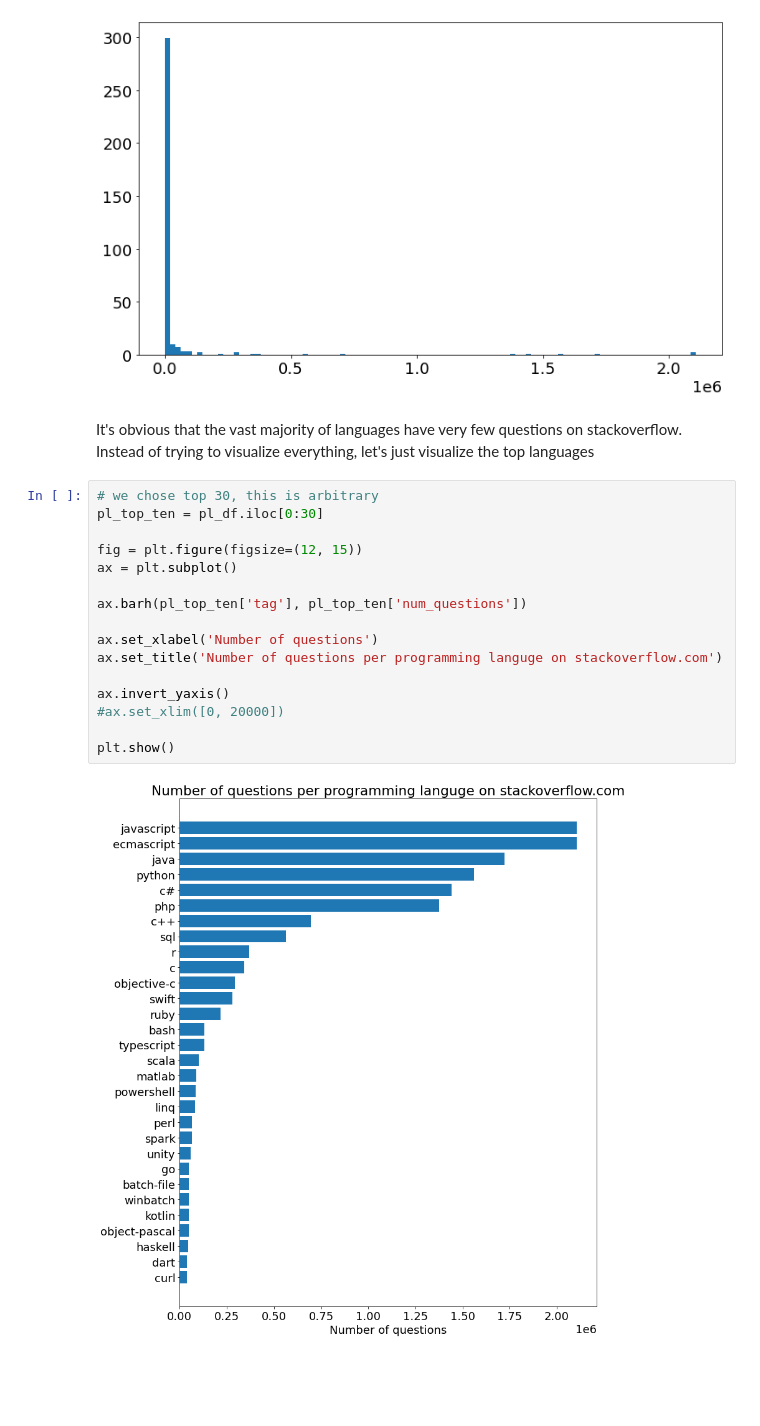
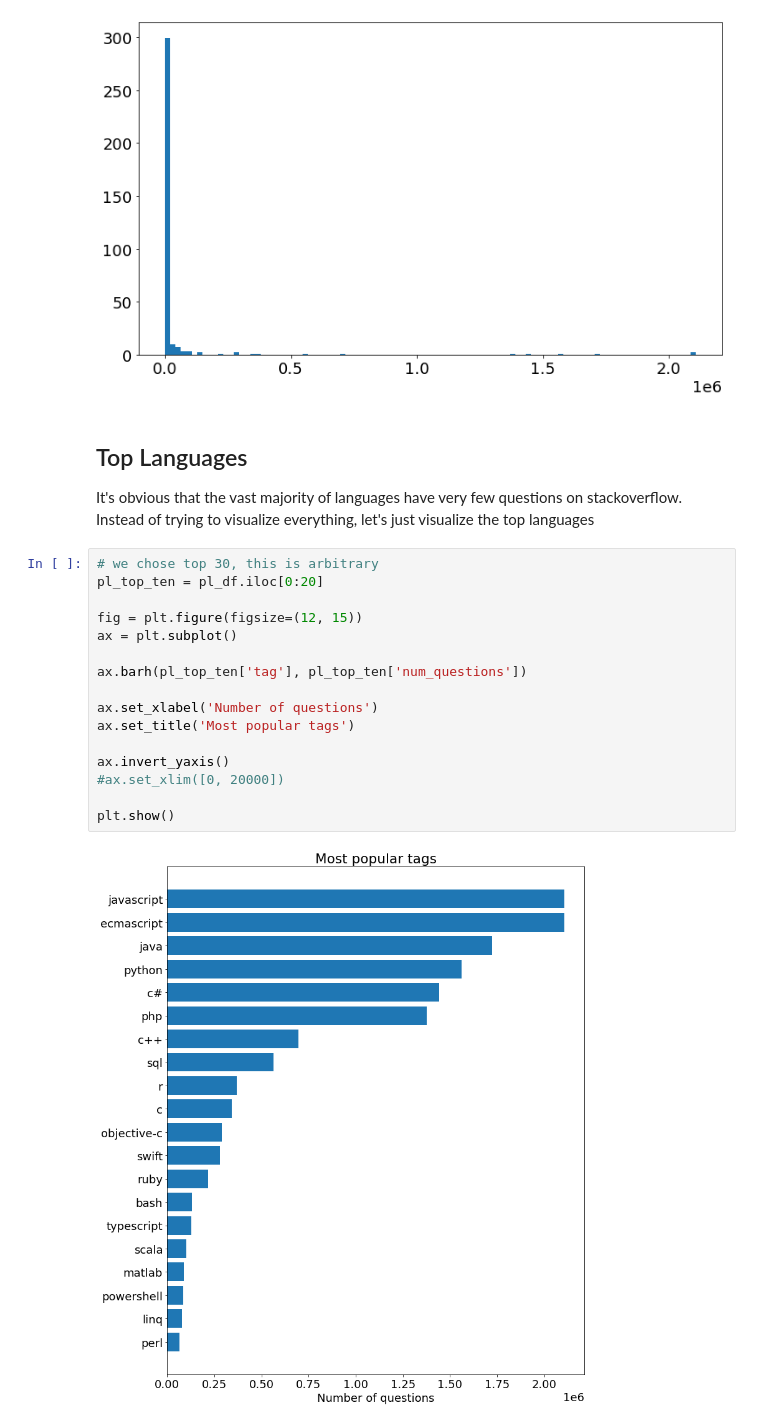
Before and after one commit to paigeweber13/learning-sandbox, a Jupyter notebook: data-science/stackoverflow-questions-per-language/stackoverflow-questions-per-language.ipynb, the cells around one changed output. Cells and saved outputs as stored; diff of their text form; blank space fills up the shorter version.

```diff
--- a/data-science/stackoverflow-questions-per-language/stackoverflow-questions-per-language.ipynb
+++ b/data-science/stackoverflow-questions-per-language/stackoverflow-questions-per-language.ipynb
@@ -391,22 +370,23 @@ plt.show()
 # %% [output]
 [figure]
 # %% [markdown]
+## Top Languages
 It's obvious that the vast majority of languages have very few questions on stackoverflow. Instead of trying to visualize everything, let's just visualize the top languages
 # %%
 # we chose top 30, this is arbitrary
-pl_top_ten = pl_df.iloc[0:30]
+pl_top_ten = pl_df.iloc[0:20]
 
 fig = plt.figure(figsize=(12, 15))
 ax = plt.subplot()
 
 ax.barh(pl_top_ten['tag'], pl_top_ten['num_questions'])
 
 ax.set_xlabel('Number of questions')
-ax.set_title('Number of questions per programming languge on stackoverflow.com')
+ax.set_title('Most popular tags')
 
 ax.invert_yaxis()
 #ax.set_xlim([0, 20000])
 
 plt.show()
 # %% [output]
-[figure, old version]
+[figure, new version]
```
Also changed, not shown: parts of 15 cells of this notebook.
